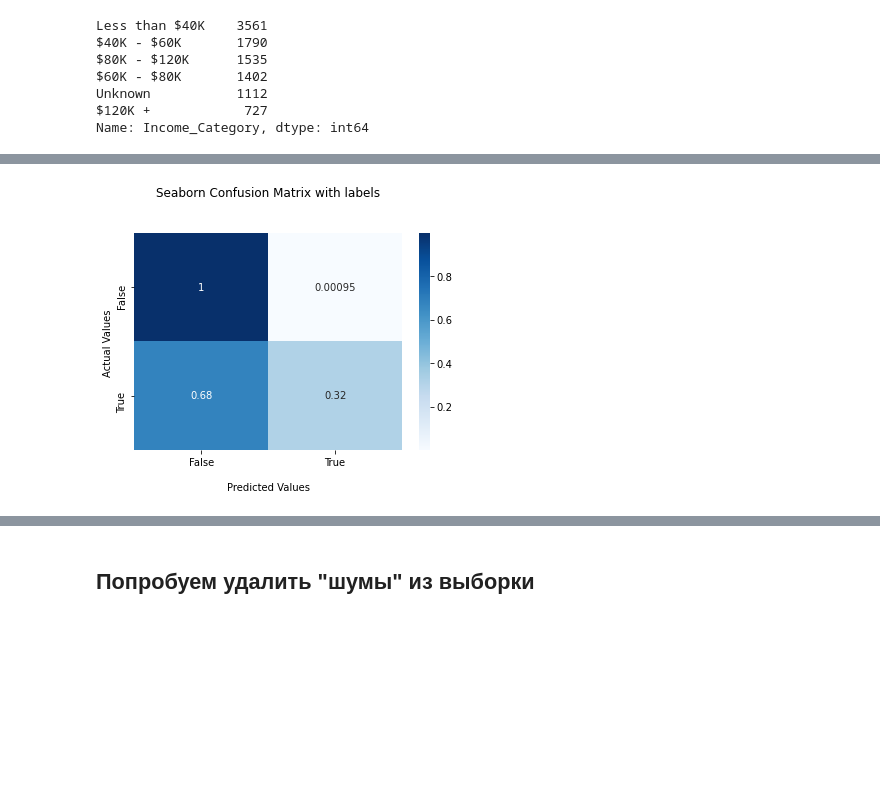
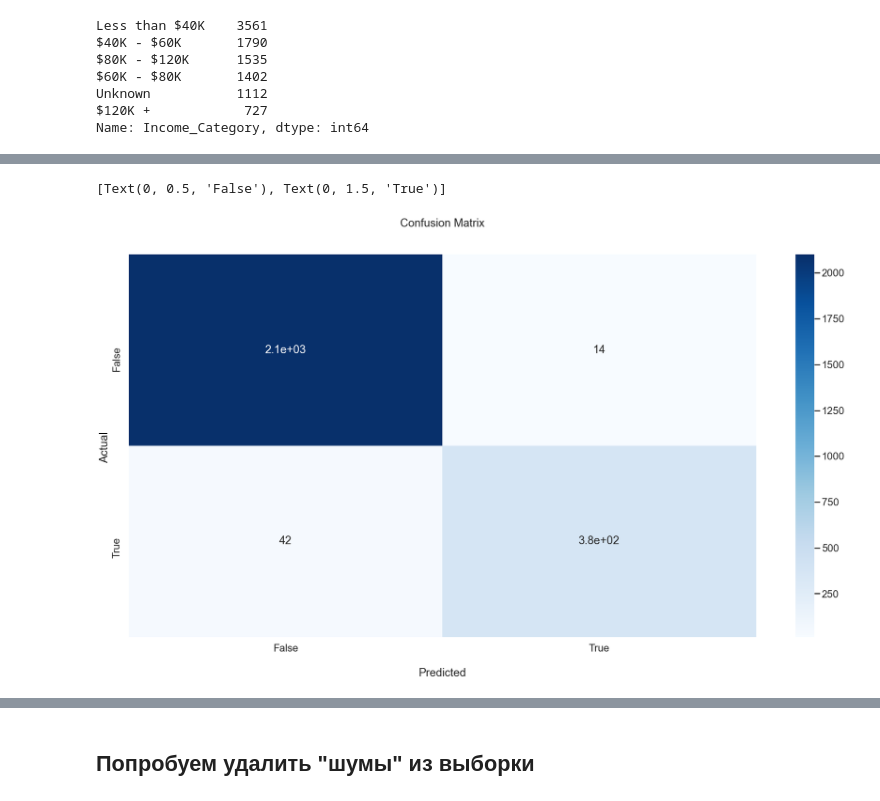
Before and after one commit to waitforcode/-_-, a Jupyter notebook: РЕСО.ipynb, the cells around one changed output, grey strips where cells are left out. Drawn from its saved outputs; the diff is of its cells as text; code cells hidden in the pictures; blank space fills up the shorter version.

```diff
--- a/РЕСО.ipynb
+++ b/РЕСО.ipynb
@@ -352,11 +404,11 @@ cat_features = ['Gender',
 # Apply one-hot encoder to each column with categorical data
 OH_encoder = OneHotEncoder(handle_unknown='ignore', sparse=False)
 OH_cols_train = pd.DataFrame(OH_encoder.fit_transform(X[cat_features]))
-OH_cols_valid = pd.DataFrame(OH_encoder.transform(X_test[cat_features]))
+OH_cols_test = pd.DataFrame(OH_encoder.transform(X_test[cat_features]))
 
 # One-hot encoding removed index; put it back
 OH_cols_train.index = X.index
-OH_cols_valid.index = X_test.index
+OH_cols_test.index = X_test.index
 
 # Remove categorical columns (will replace with one-hot encoding)
 num_X_train = X.drop(cat_features, axis=1)
@@ -364,7 +416,7 @@ num_X_valid = X_test.drop(cat_features, axis=1)
 
 # Add one-hot encoded columns to numerical features
 OH_X_train = pd.concat([num_X_train, OH_cols_train], axis=1)
-OH_X_valid = pd.concat([num_X_valid, OH_cols_valid], axis=1)
+OH_X_test = pd.concat([num_X_valid, OH_cols_test], axis=1)
 # %%
 OH_X_train.head()
 # %% [output]
@@ -451,10 +496,8 @@ clf.best_params_
 # %%
 trees = 500
-colsample_bytree = 0.1
-max_depth = 10
-learning_rate = 0.01
-
-pos_weight = 8500/1627
+colsample_bytree = 0.7
+max_depth = 3
+learning_rate = 0.1
 
 xgboost_model = xgboost.XGBClassifier(n_estimators=trees, n_jobs=-1, max_depth=max_depth,
                                       learning_rate=learning_rate, booster='gbtree', eval_metric='map',
@@ -472,5 +515,5 @@ XGBClassifier(base_score=0.5, booster='gbtree', callbacks=None,
               n_jobs=-1, num_parallel_tree=1, predictor='auto', random_state=55,
               reg_alpha=0, reg_lambda=1, ...)
 # %%
-y_pred = np.argmax(xgboost_model.predict_proba(OH_X_valid), axis=1)
+y_pred = np.argmax(xgboost_model.predict_proba(OH_X_test), axis=1)
 # %%
@@ -491,17 +537,14 @@ weighted avg       0.90      0.89      0.86      2532
 # %%
-cf_matrix = confusion_matrix(y_test, y_pred, normalize='true')
+cf_matrix = confusion_matrix(y_test, y_pred)
 # %%
 ax = sns.heatmap(cf_matrix, annot=True, cmap='Blues')
 
-ax.set_title('Seaborn Confusion Matrix with labels\n\n');
-ax.set_xlabel('\nPredicted Values')
-ax.set_ylabel('Actual Values ');
+ax.set_title('Confusion Matrix\n\n');
+ax.set_xlabel('\nPredicted')
+ax.set_ylabel('Actual ');
 
-## Ticket labels - List must be in alphabetical order
 ax.xaxis.set_ticklabels(['False','True'])
 ax.yaxis.set_ticklabels(['False','True'])
-
-## Display the visualization of the Confusion Matrix.
-plt.show()
 # %% [output]
+[Text(0, 0.5, 'False'), Text(0, 1.5, 'True')]
-[figure, old version]
+[figure, new version]
```
Also changed, not shown: parts of 71 cells of this notebook.
